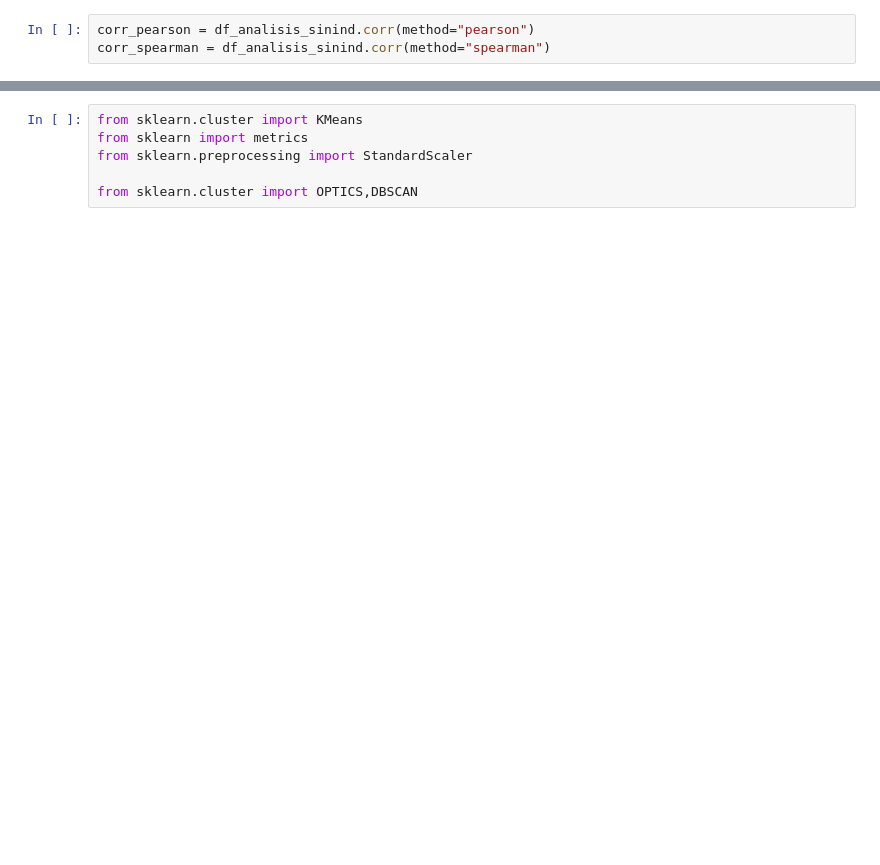
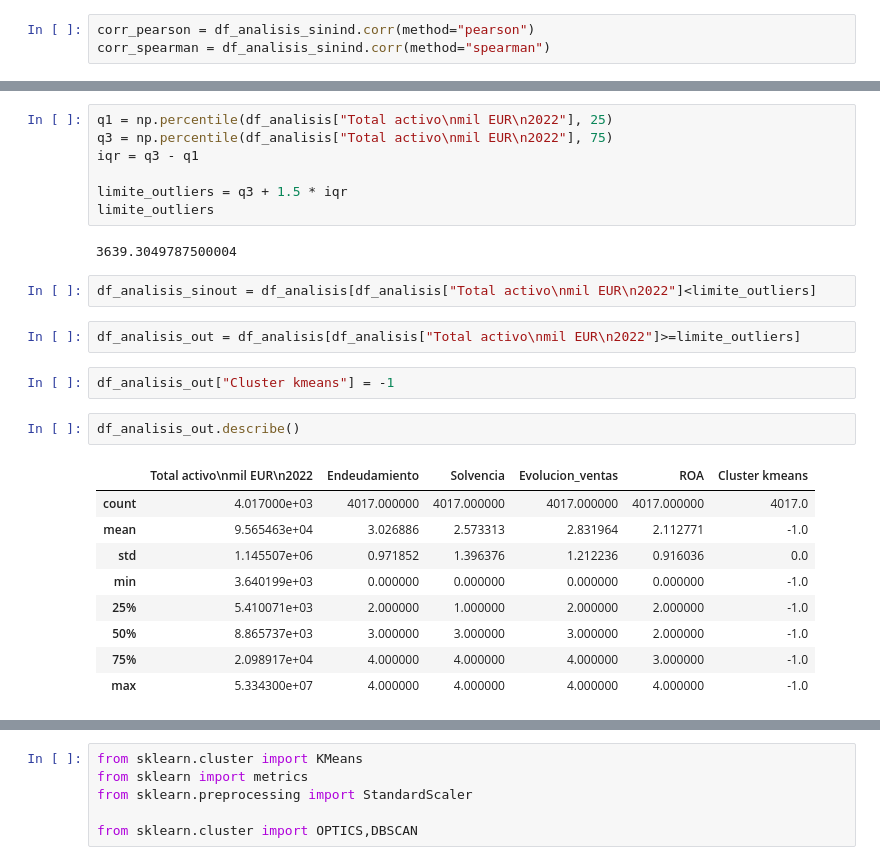
Before and after one commit to Aristondo/Equipo-Naranja, a Jupyter notebook: Reto_Analisis.ipynb, the cells around one changed output, grey strips where cells are left out. Drawn from its saved outputs; the diff is of its cells as text; blank space fills up the shorter version.

```diff
--- a/Reto_Analisis.ipynb
+++ b/Reto_Analisis.ipynb
@@ -42,0 +76,27 @@ for i in range(0,len(l)):
+# %%
+q1 = np.percentile(df_analisis["Total activo\nmil EUR\n2022"], 25)
+q3 = np.percentile(df_analisis["Total activo\nmil EUR\n2022"], 75)
+iqr = q3 - q1
+
+limite_outliers = q3 + 1.5 * iqr
+limite_outliers
+# %% [output]
+3639.3049787500004
+# %%
+df_analisis_sinout = df_analisis[df_analisis["Total activo\nmil EUR\n2022"]<limite_outliers]
+# %%
+df_analisis_out = df_analisis[df_analisis["Total activo\nmil EUR\n2022"]>=limite_outliers]
+# %%
+df_analisis_out["Cluster kmeans"] = -1
+# %%
+df_analisis_out.describe()
+# %% [output]
+|  | Total activo\nmil EUR\n2022 | Endeudamiento | Solvencia | Evolucion_ventas | ROA | Cluster kmeans |
+| count | 4.017000e+03 | 4017.000000 | 4017.000000 | 4017.000000 | 4017.000000 | 4017.0 |
+| mean | 9.565463e+04 | 3.026886 | 2.573313 | 2.831964 | 2.112771 | -1.0 |
+| std | 1.145507e+06 | 0.971852 | 1.396376 | 1.212236 | 0.916036 | 0.0 |
+| min | 3.640199e+03 | 0.000000 | 0.000000 | 0.000000 | 0.000000 | -1.0 |
+| 25% | 5.410071e+03 | 2.000000 | 1.000000 | 2.000000 | 2.000000 | -1.0 |
+| 50% | 8.865737e+03 | 3.000000 | 3.000000 | 3.000000 | 2.000000 | -1.0 |
+| 75% | 2.098917e+04 | 4.000000 | 4.000000 | 4.000000 | 3.000000 | -1.0 |
+| max | 5.334300e+07 | 4.000000 | 4.000000 | 4.000000 | 4.000000 | -1.0 |
```
Also changed, not shown: parts of 48 cells of this notebook.
